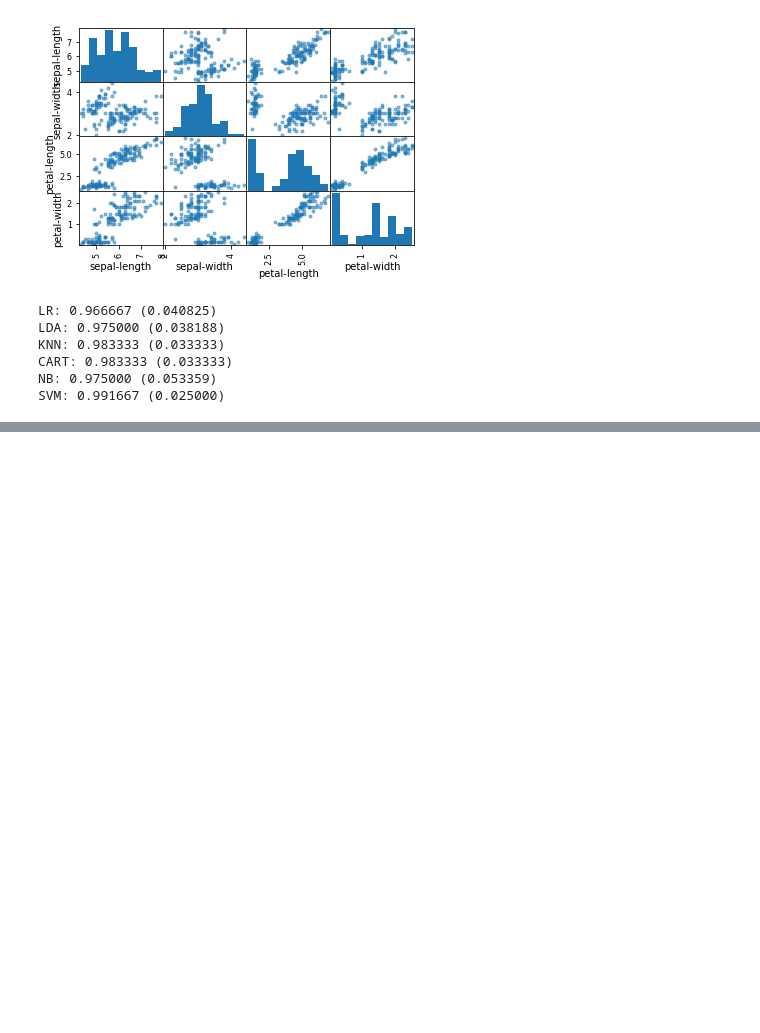
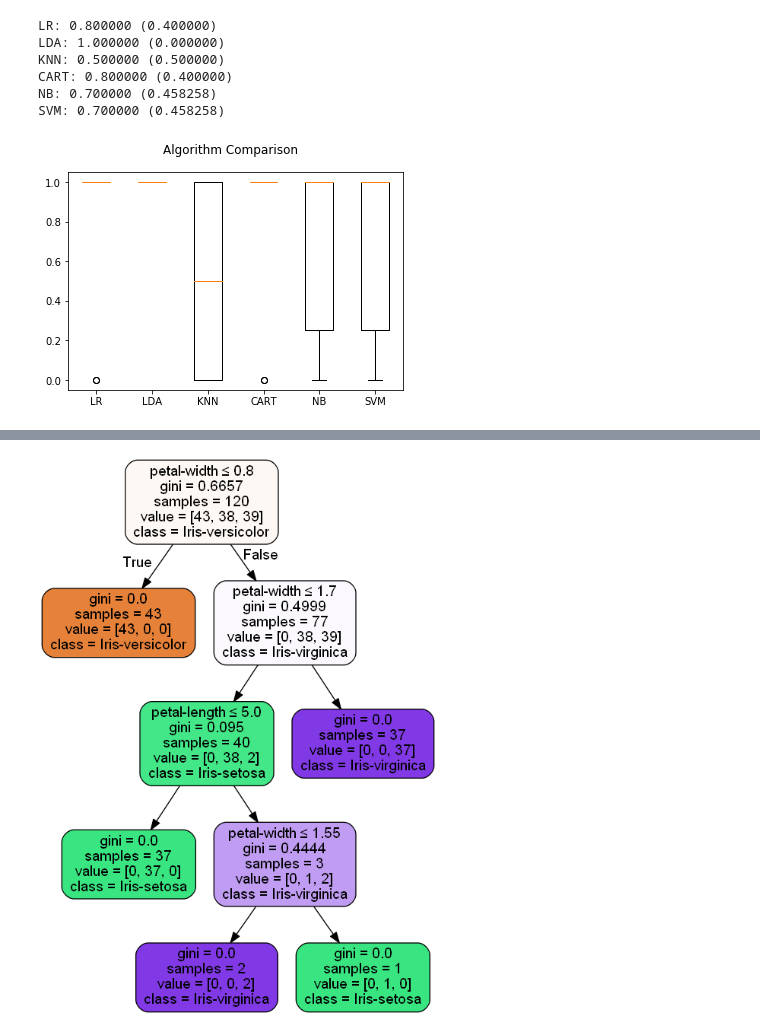
Before and after one commit to sarahfhoffman/simpleML, a Jupyter notebook: iris.ipynb, the cells around one changed output, grey strips where cells are left out. Drawn from its saved outputs; the diff is of its cells as text; code cells hidden in the pictures; blank space fills up the shorter version.

```diff
--- a/iris.ipynb
+++ b/iris.ipynb
@@ -88,7 +61,0 @@ plt.show()
-# %%
-
-# scatter plot matrix
-scatter_matrix(dataset)
-plt.show()
-# %% [output]
-[figure, removed]
@@ -109,27 +62,75 @@ scoring = 'accuracy'
 # %%
+
+# Split-out validation dataset
+array = dataset.values
+X = array[:,0:4]
+Y = array[:,4]
+validation_size = 0.20
+seed = 7
+X_train, X_validation, Y_train, Y_validation = cross_validation.train_test_split(X, Y, test_size=validation_size, random_state=seed)
+
+
+# Test options and evaluation metric
+seed = 7
+scoring = 'accuracy'
 
 # Spot Check Algorithms
 models = []
 models.append(('LR', LogisticRegression()))
 models.append(('LDA', LinearDiscriminantAnalysis()))
 models.append(('KNN', KNeighborsClassifier()))
 models.append(('CART', DecisionTreeClassifier()))
 models.append(('NB', GaussianNB()))
 models.append(('SVM', SVC()))
 # evaluate each model in turn
 results = []
 names = []
 for name, model in models:
-	kfold = model_selection.KFold(n_splits=10, random_state=seed)
-	cv_results = model_selection.cross_val_score(model, X_train, Y_train, cv=kfold, scoring=scoring)
-	results.append(cv_results)
-	names.append(name)
-	msg = "%s: %f (%f)" % (name, cv_results.mean(), cv_results.std())
-	print(msg)
+    kfold = cross_validation.KFold(n=10, n_folds=10, random_state=seed)
+    #kfold = model_selection.KFold(n_splits=10, random_state=seed) #version 0.18.1
+    cv_results = cross_validation.cross_val_score(model, X_train, Y_train, cv=kfold, scoring=scoring)
+    results.append(cv_results)
+    names.append(name)
+    msg = "%s: %f (%f)" % (name, cv_results.mean(), cv_results.std())
+    print(msg)
+
+ # Compare Algorithms
+fig = plt.figure()
+fig.suptitle('Algorithm Comparison')
+ax = fig.add_subplot(111)
+plt.boxplot(results)
+ax.set_xticklabels(names)
+plt.show()
+
+# Make predictions on validation dataset
+knn = KNeighborsClassifier()
+knn.fit(X_train, Y_train)
+predictions = knn.predict(X_validation)
+print(accuracy_score(Y_validation, predictions))
+print(confusion_matrix(Y_validation, predictions))
+print(classification_report(Y_validation, predictions))
+
+from sklearn import tree
+import pydotplus
+dt = DecisionTreeClassifier()
+dt.fit(X_train, Y_train)
+classes = ['Iris-versicolor', 'Iris-setosa', 'Iris-virginica']
+
+from IPython.display import Image
+dot_data = tree.export_graphviz(dt, out_file=None,
+                             feature_names=feature_names,
+                             class_names=classes,
+                             filled=True, rounded=True,
+                             special_characters=True)
+graph = pydotplus.graph_from_dot_data(dot_data)
+print (dot_data)
+
+Image(graph.create_png())
 # %% [output]
-LR: 0.966667 (0.040825)
-LDA: 0.975000 (0.038188)
-KNN: 0.983333 (0.033333)
-CART: 0.983333 (0.033333)
-NB: 0.975000 (0.053359)
-SVM: 0.991667 (0.025000)
+LR: 0.800000 (0.400000)
+LDA: 1.000000 (0.000000)
+KNN: 0.500000 (0.500000)
+CART: 0.800000 (0.400000)
+NB: 0.700000 (0.458258)
+SVM: 0.700000 (0.458258)
+[figure, added]
@@ -135,0 +154 @@ SVM: 0.991667 (0.025000)
+[figure, added]
```
Also changed, not shown: parts of 14 cells of this notebook.
